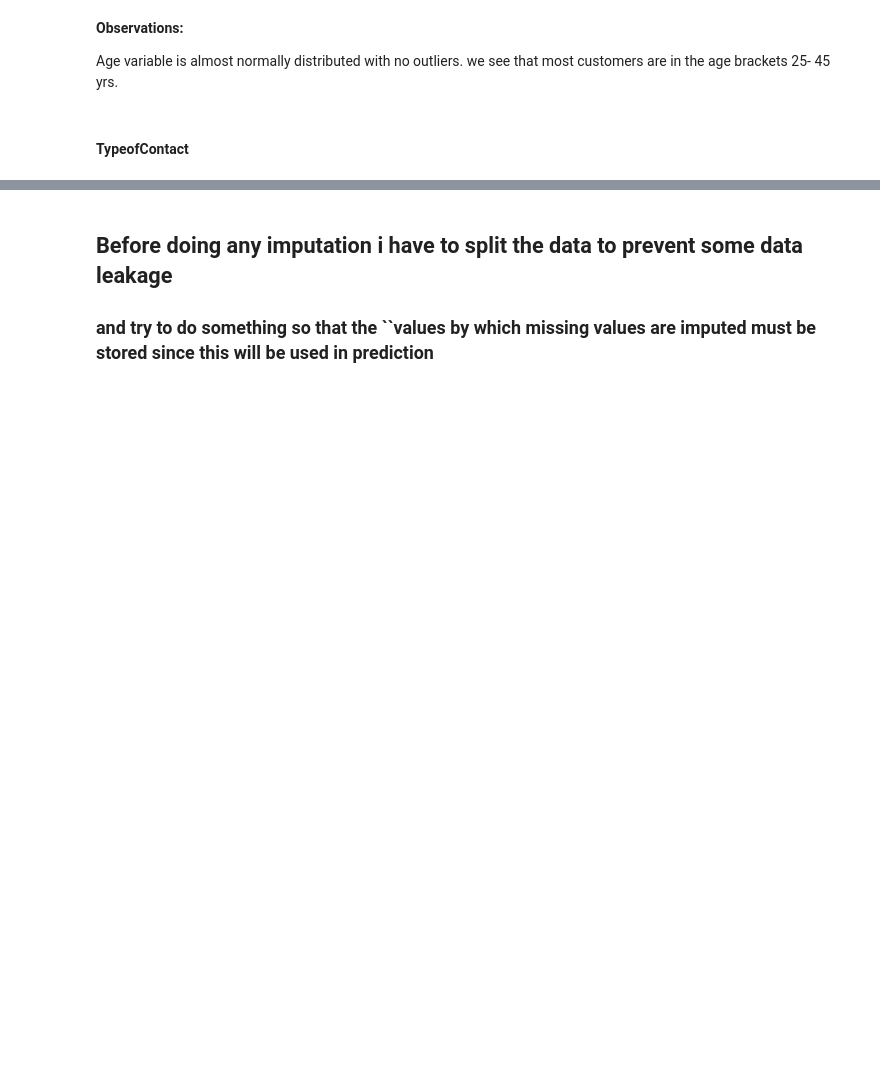
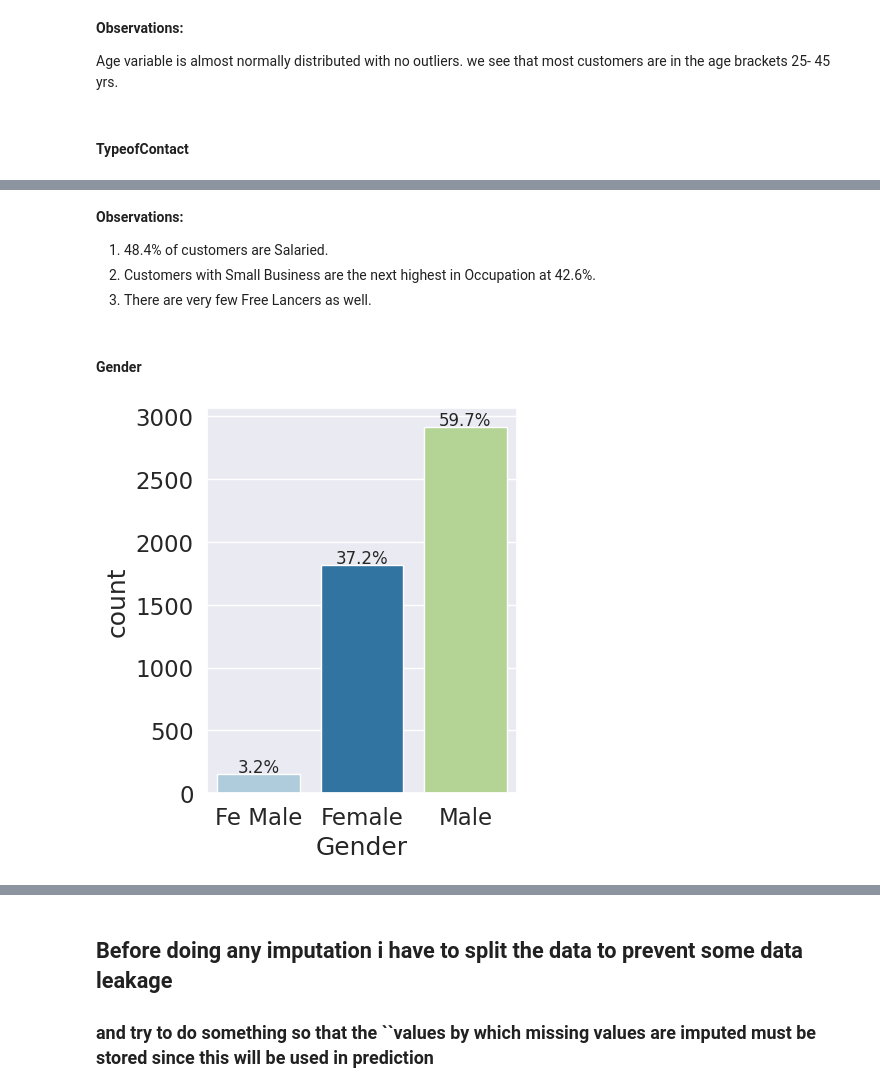
Before and after one commit to Kirtimaanwani/Travel-package-purchase-prediction, a Jupyter notebook: notebooks/problem-statement-and-EDA.ipynb, the cells around one changed output, grey strips where cells are left out. Cells and saved outputs as stored; diff of their text form; code cells hidden in the pictures; blank space fills up the shorter version.

```diff
--- a/notebooks/problem-statement-and-EDA.ipynb
+++ b/notebooks/problem-statement-and-EDA.ipynb
@@ -645,0 +672,13 @@ Self-Enquiry is the most preferred contact method by the customers at 71%
+# %% [markdown]
+**Observations:**
+
+1. 48.4% of customers are Salaried.
+2. Customers with Small Business are the next highest in Occupation at 42.6%.
+3. There are very few Free Lancers as well.
+# %% [markdown]
+#### Gender
+# %%
+# use label_barplot function to plot the graph
+labeled_barplot(df,"Gender",True, False)
+# %% [output]
+[figure, added]
```
Also changed, not shown: parts of 125 cells of this notebook.
